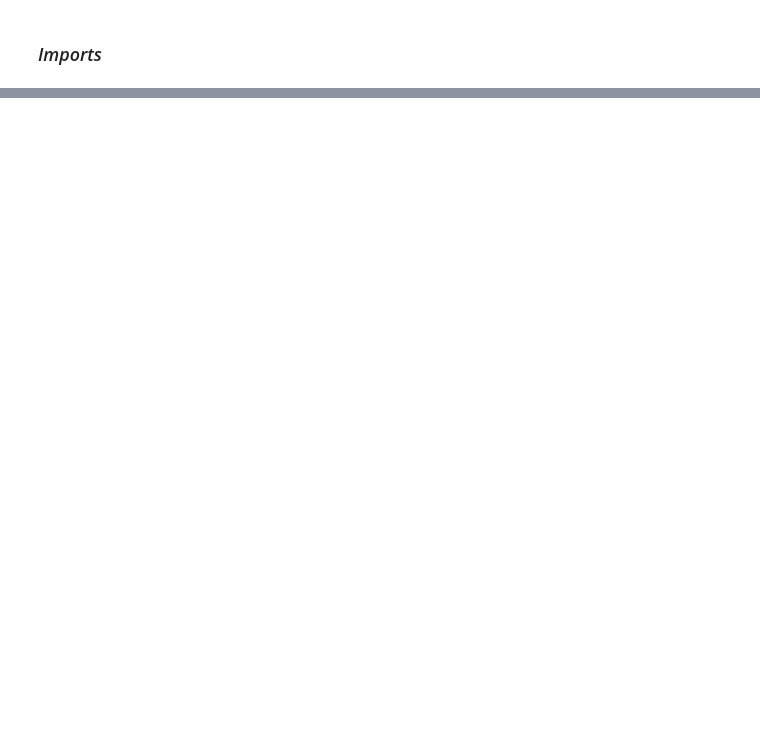
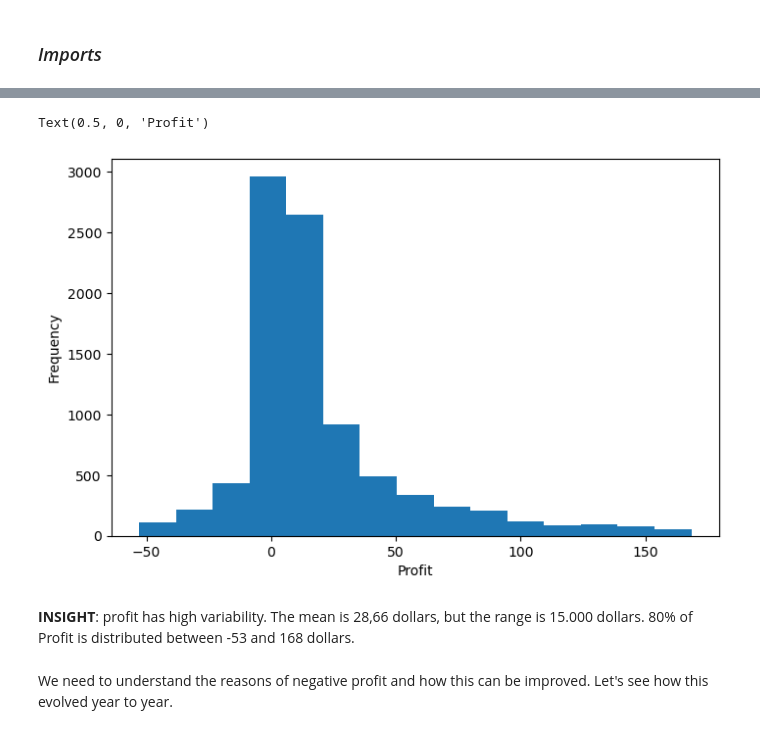
Before and after one commit to Kristinawk/final_project_ETL_Analytics, a Jupyter notebook: notebooks/02_preliminary_eda.ipynb, the cells around one changed output, grey strips where cells are left out. Saved outputs shown, nothing was run; the diff lists cells and outputs as text; code cells hidden in the pictures; blank space fills up the shorter version.

```diff
--- a/notebooks/02_preliminary_eda.ipynb
+++ b/notebooks/02_preliminary_eda.ipynb
@@ -58,0 +67,13 @@ cat_vars = [col for col in df.columns if col not in num_vars]
+# %%
+# Histogram
+
+data = df['Profit']
+ax = data.plot.hist(bins=15, range=(per_05, per_95), figsize=(8, 5))
+ax.set_xlabel('Profit')
+# %% [output]
+Text(0.5, 0, 'Profit')
+[figure, added]
+# %% [markdown]
+**INSIGHT**: profit has high variability. The mean is 28,66 dollars, but the range is 15.000 dollars. 80% of Profit is distributed between -53 and 168 dollars.
+# %% [markdown]
+We need to understand the reasons of negative profit and how this can be improved. Let's see how this evolved year to year.
```
Also changed, not shown: parts of 34 cells of this notebook, 2 other files.
